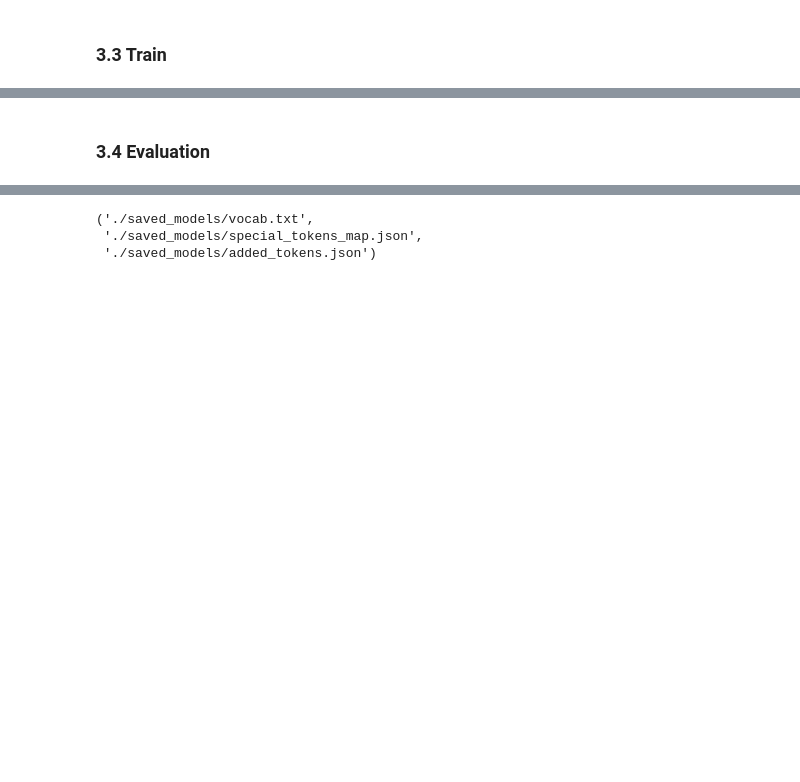
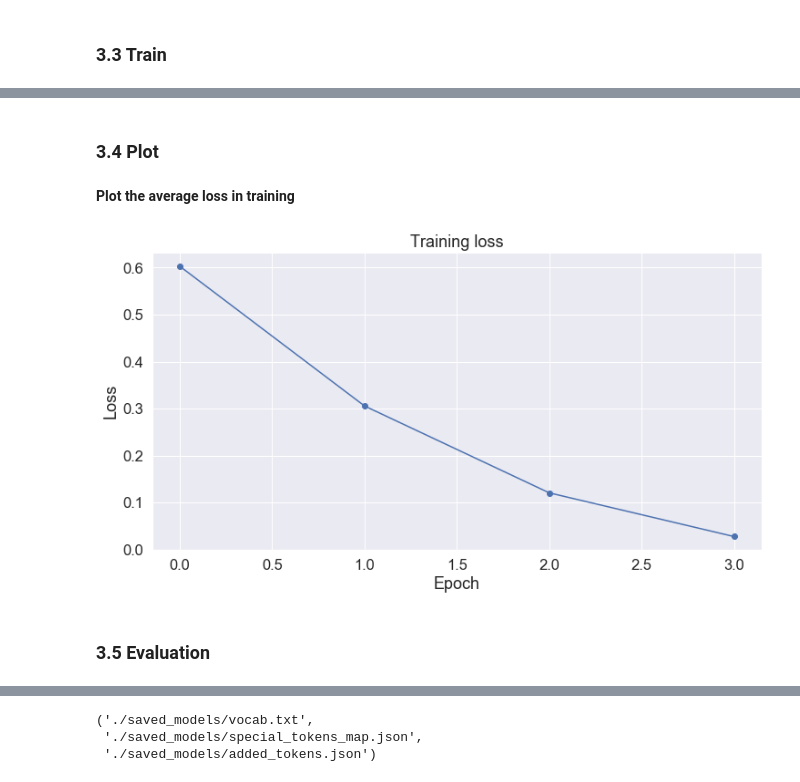
Before and after one commit to icmpnorequest/Pytorch_BERT_Text_Classification, a Jupyter notebook: BERT_Text_Classification_CPU.ipynb, the cells around one changed output, grey strips where cells are left out. Cells and saved outputs as stored; diff of their text form; code cells hidden in the pictures; blank space fills up the shorter version.

Commit message:
Update code and add plot

```diff
--- a/BERT_Text_Classification_CPU.ipynb
+++ b/BERT_Text_Classification_CPU.ipynb
@@ -657,7 +657,34 @@ Running Validation...
 
 Training complete!
 # %% [markdown]
-### 3.4 Evaluation
+### 3.4 Plot
+# %% [markdown]
+**Plot the average loss in training**
+# %%
+import matplotlib.pyplot as plt
+
+import seaborn as sns
+
+# Use plot styling from seaborn.
+sns.set(style='darkgrid')
+
+# Increase the plot size and font size.
+sns.set(font_scale=1.5)
+plt.rcParams["figure.figsize"] = (12,6)
+
+# Plot the learning curve.
+plt.plot(loss_values, 'b-o')
+
+# Label the plot.
+plt.title("Training loss")
+plt.xlabel("Epoch")
+plt.ylabel("Loss")
+
+plt.show()
+# %% [output]
+[figure, added]
+# %% [markdown]
+### 3.5 Evaluation
 # %%
 # Prediction on test set
 
```
Also changed, not shown: parts of 8 cells of this notebook.
